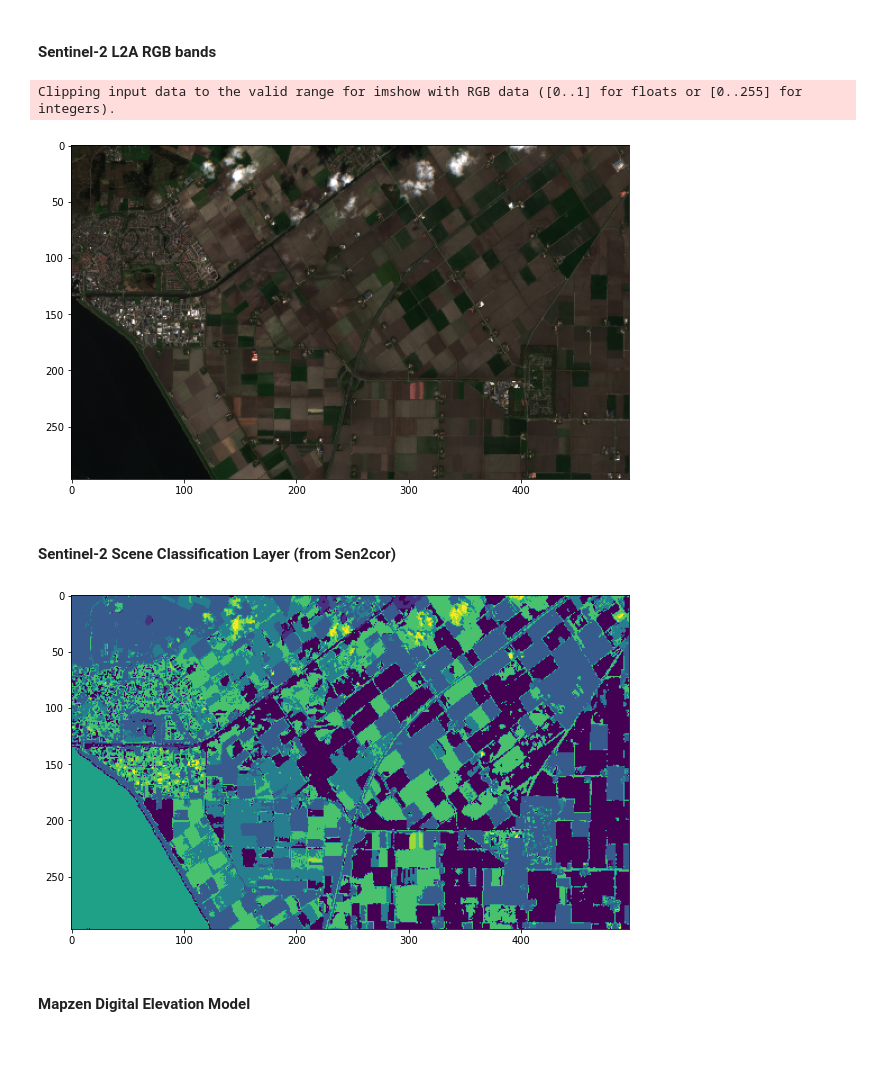
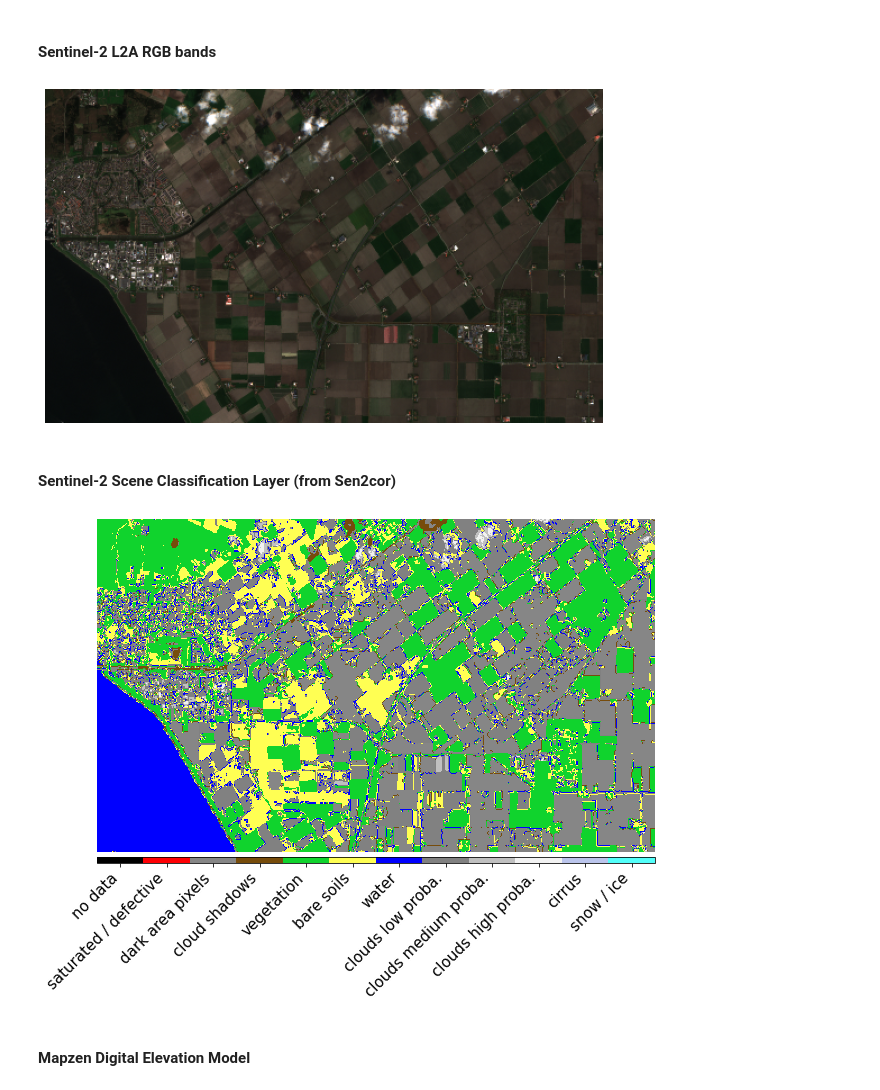
Before and after one commit to sentinel-hub/eo-learn, a Jupyter notebook: examples/io/SentinelHubIO.ipynb, the cells around one changed output. Cells and saved outputs as stored; diff of their text form; code cells hidden in the pictures; blank space fills up the shorter version.

```diff
--- a/examples/io/SentinelHubIO.ipynb
+++ b/examples/io/SentinelHubIO.ipynb
@@ -263,17 +269,52 @@ plt.imshow(eopatch.data['indices'][3][...,1].squeeze());
 #### Sentinel-2 L2A RGB bands
 # %%
 plt.figure(figsize=(10,10))
-plt.imshow(eopatch.data['L2A_data'][3][...,[3,2,1]] * 2.5, vmin=0, vmax=1);
+plt.imshow(np.clip(eopatch.data['L2A_data'][3][...,[3,2,1]] * 2.5, 0, 1), vmin=0, vmax=1);
+plt.axis(False);
 # %% [output]
-Clipping input data to the valid range for imshow with RGB data ([0..1] for floats or [0..255] for integers).
-[figure, old version]
+[figure, new version]
 # %% [markdown]
 #### Sentinel-2 Scene Classification Layer (from Sen2cor)
-# %%
-plt.figure(figsize=(10,10))
-plt.imshow(eopatch.mask['SCL'][3].squeeze());
-# %% [output]
-[figure, removed]
+# %%
+class SCL(MultiValueEnum):
+    """ Enum class containing basic LULC types
+    """
+    NO_DATA = 'no data', 0, '#000000'
+    SATURATED_DEFECTIVE = 'saturated / defective', 1, '#ff0004'
+    DARK_AREA_PIXELS = 'dark area pixels', 2, '#868686'
+    CLOUD_SHADOWS = 'cloud shadows', 3, '#774c0b'
+    VEGETATION = 'vegetation', 4, '#10d32d'
+    BARE_SOILS = 'bare soils', 5, '#ffff53'
+    WATER = 'water', 6, '#0000ff'
+    CLOUDS_LOW_PROBA = 'clouds low proba.', 7, '#818181'
+    CLOUDS_MEDIUM_PROBA = 'clouds medium proba.', 8, '#c0c0c0'
+    CLOUDS_HIGH_PROBA = 'clouds high proba.', 9, '#f2f2f2'
+    CIRRUS = 'cirrus', 10, '#bbc5ec'
+    SNOW_ICE = 'snow / ice', 11, '#53fffa'
+
+    @property
+    def rgb(self):
+        return [c/255. for c in self.rgb_int]
+
+    @property
+    def rgb_int(self):
+        hex_val = self.values[2][1:]
+        return [int(hex_val[i: i + 2], 16) for i in (0, 2, 4)]
+
+scl_bounds = [-0.5 + i for i in range(len(SCL)+1)]
+scl_cmap = ListedColormap([x.rgb for x in SCL], name="scl_cmap")
+scl_norm = BoundaryNorm(scl_bounds, scl_cmap.N)
+# %%
+fig, ax = plt.subplots(1,1,figsize=(10,10))
+im = plt.imshow(eopatch.mask['SCL'][3].squeeze(), cmap=scl_cmap, norm=scl_norm);
+plt.axis(False)
+
+cb = fig.colorbar(im, orientation='horizontal', pad=0.01, aspect=100)
+cb.ax.tick_params(labelsize=20)
+cb.set_ticks([entry.values[1] for entry in SCL])
+cb.ax.set_xticklabels([entry.values[0] for entry in SCL], rotation=45, fontsize=15, ha='right');
+# %% [output]
+[figure, added]
 # %% [markdown]
 #### Mapzen Digital Elevation Model
 # %%
```
Also changed, not shown: parts of 8 cells of this notebook.
